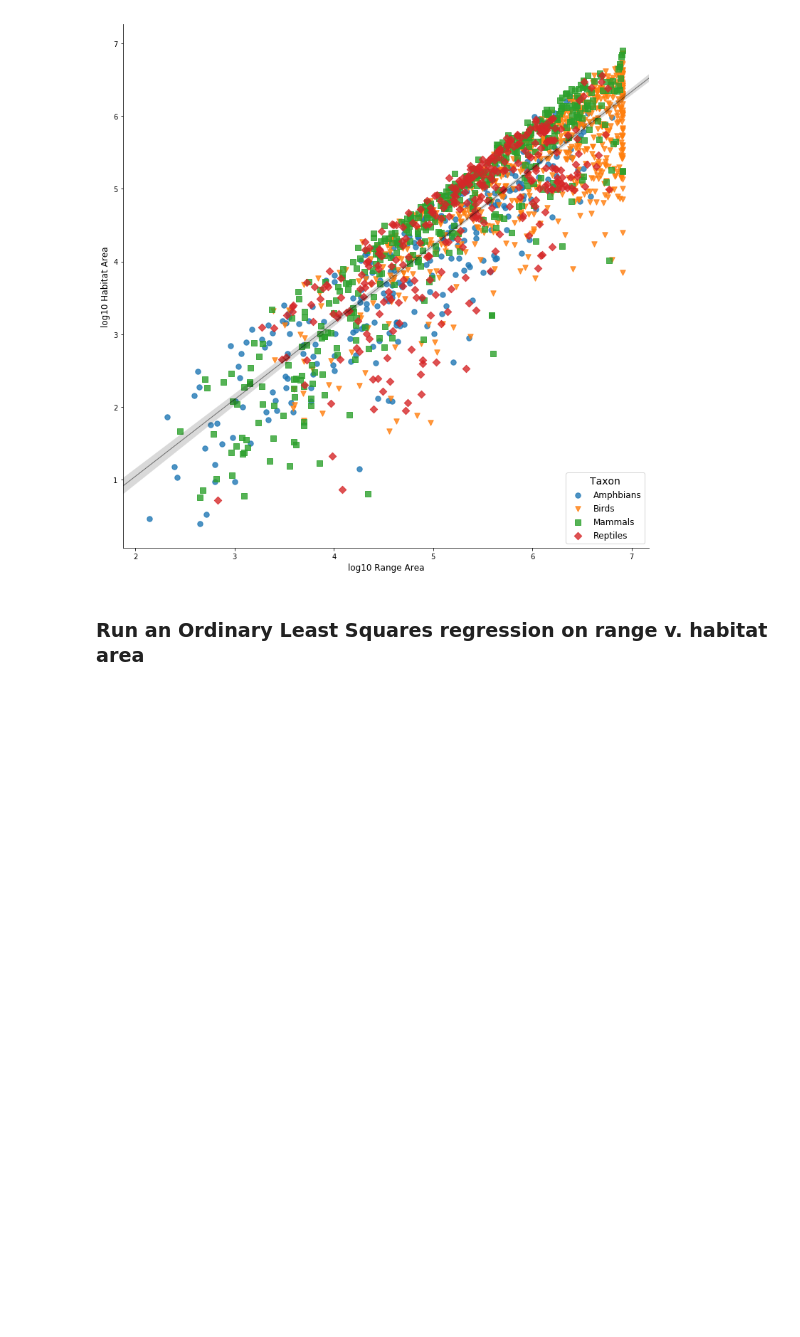
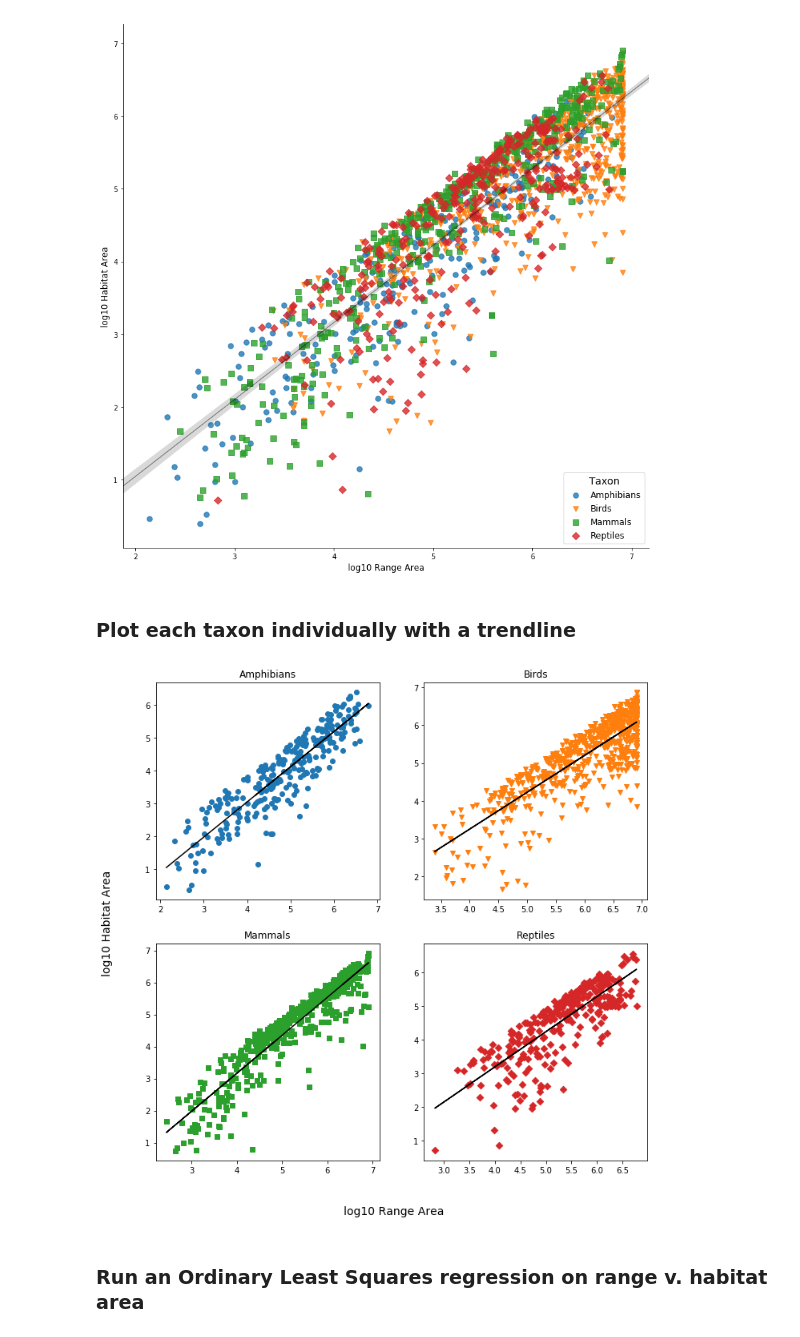
Before and after one commit to mjrubino/Range-vs-Habitat, a Jupyter notebook: Range-vs-Habitat.ipynb, the cells around one changed output. Drawn from its saved outputs; the diff is of its cells as text; code cells hidden in the pictures; blank space fills up the shorter version.

Commit message:
-- Range vs. Habitat BAP notebook --

```diff
--- a/Range-vs-Habitat.ipynb
+++ b/Range-vs-Habitat.ipynb
@@ -466,6 +495,7 @@ Now start manipulating the dataframe to plot log areas for range and habitat
 import seaborn as sns
 import matplotlib.pyplot as plt
 import statsmodels.api as sm
+from sklearn.linear_model import LinearRegression
 
 
 ## -- Pull out only the species code, log area range, and log area habitat
@@ -473,7 +503,7 @@ import statsmodels.api as sm
 dfPlot = dfMaster[['LogAreaRange','LogAreaHabitat']].reset_index()
 
 # create a new Taxon column based on the first letter in the species code
-dfPlot['Taxon'] = np.where(dfPlot['SpeciesCode'].str[:1]=='a', 'Amphbians',
+dfPlot['Taxon'] = np.where(dfPlot['SpeciesCode'].str[:1]=='a', 'Amphibians',
 		  np.where(dfPlot['SpeciesCode'].str[:1]=='b', 'Birds',
 		  np.where(dfPlot['SpeciesCode'].str[:1]=='m', 'Mammals', 'Reptiles')))
 
@@ -495,6 +525,46 @@ lgd = plt.legend(loc='lower right', title='Taxon', prop={'size':12})
 lgd.get_title().set_fontsize(14)
 # %% [output]
 [figure]
+# %% [markdown]
+### Plot each taxon individually with a trendline<a name="scatterplottaxa"></a>
+# %%
+### Make individual taxa subplots on a 2x2 figure ###
+
+fig, axs = plt.subplots(2, 2, figsize=(11, 11))
+axs = axs.flatten()
+fig.text(0.5, 0.04, 'log10 Range Area', ha='center', fontsize=14)
+fig.text(0.04, 0.5, 'log10 Habitat Area', va='center', rotation='vertical',fontsize=14)
+
+
+# Hard code a taxa list
+tlst = ['Amphibians', 'Birds', 'Mammals', 'Reptiles']
+# Make a list of markers
+mlst = ['o','v','s','D']
+# Add an iterator variable
+i=0
+for ax, t, m in zip(axs, tlst, mlst):
+
+    # Pull out the taxa specific data from dfPlot
+    dfT = dfPlot[dfPlot['Taxon']==t]
+
+    # Set an axes title
+    ax.set_title(t)
+
+    # Use the default color palette from Seaborn as variables
+    c = sns.color_palette()[i]
+
+    # Plot a scatter plot and add a regression trend line
+    # Use the Seaborn colors in the plot with all taxa for individual taxa
+    ax.scatter(x=dfT['LogAreaRange'],y=dfT['LogAreaHabitat'],marker=m,c=c)
+    model = LinearRegression(fit_intercept=True)
+    model.fit(dfT['LogAreaRange'][:, np.newaxis], y = dfT['LogAreaHabitat'])
+    xfit = dfT['LogAreaRange']
+    yfit = model.predict(xfit[:, np.newaxis])
+    ax.plot(xfit, yfit,linewidth=1.5,color='black')
+
+    i+=1
+# %% [output]
+[figure, added]
 # %% [markdown]
 ### Run an Ordinary Least Squares regression on range v. habitat area <a name="OLSsummary"></a>
 # %%
```
Also changed, not shown: parts of 4 cells of this notebook.
